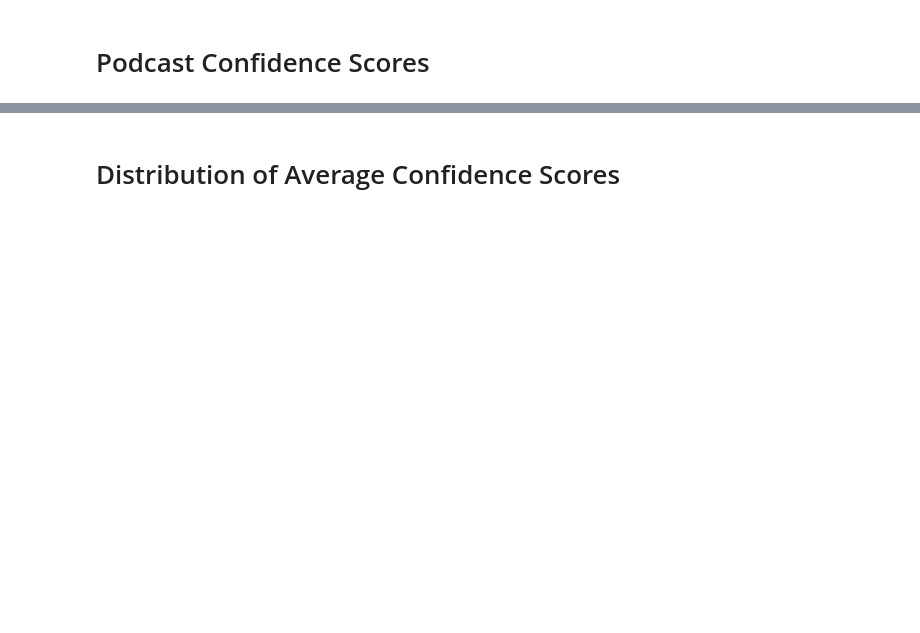
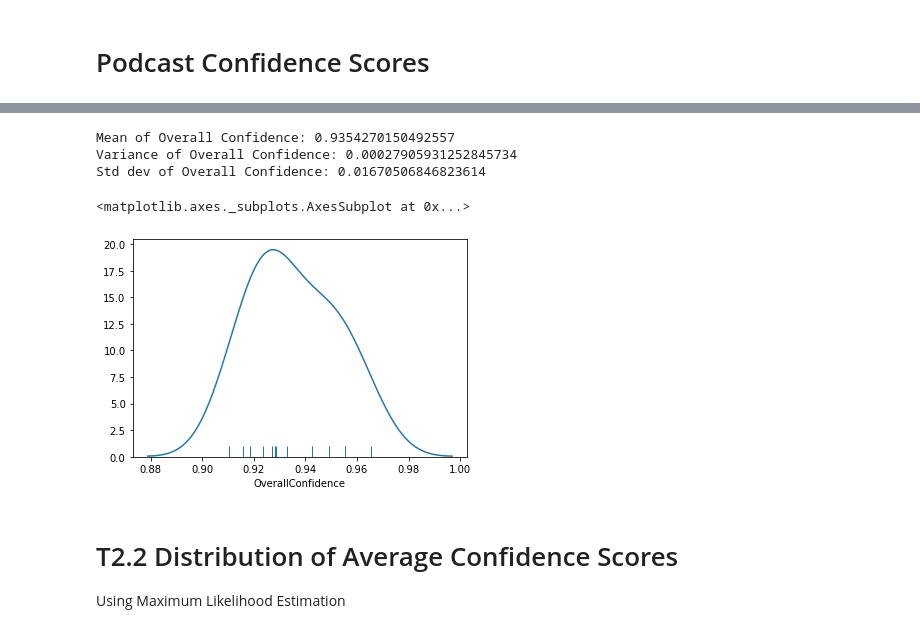
Before and after one commit to UNCG-CSE/Podknow, a Jupyter notebook: src/notebooks/PodcastConfidenceScores.ipynb, the cells around one changed output, grey strips where cells are left out. Drawn from its saved outputs; the diff is of its cells as text; code cells hidden in the pictures; blank space fills up the shorter version.

```diff
--- a/src/notebooks/PodcastConfidenceScores.ipynb
+++ b/src/notebooks/PodcastConfidenceScores.ipynb
@@ -33,2 +121,28 @@ AttributeError: 'str' object has no attribute 'read'
+# %%
+ovConfScoreDf = df['OverallConfidence']
+
+# Mean of Mean Confidence Scores
+ovConfScoreMean = ovConfScoreDf.mean()
+
+
+# Variance of Audio Length, seconds
+ovConfScoreVar = ovConfScoreDf.var()
+
+# Std dev
+ovConfScoreStd = ovConfScoreDf.std()
+
+print("Mean of Overall Confidence: " + str(ovConfScoreMean))
+print("Variance of Overall Confidence: " + str(ovConfScoreVar))
+print("Std dev of Overall Confidence: " + str(ovConfScoreStd))
+
+# Boxplot of Confidence Scores
+sns.distplot(ovConfScoreDf, hist=False, rug=True)
+# %% [output]
+Mean of Overall Confidence: 0.9354270150492557
+Variance of Overall Confidence: 0.00027905931252845734
+Std dev of Overall Confidence: 0.01670506846823614
+<matplotlib.axes._subplots.AxesSubplot at 0x...>
+[figure, added]
 # %% [markdown]
-# Distribution of Average Confidence Scores
+# T2.2 Distribution of Average Confidence Scores
+Using Maximum Likelihood Estimation
```
Also changed, not shown: parts of 10 cells of this notebook, 43 other files.
